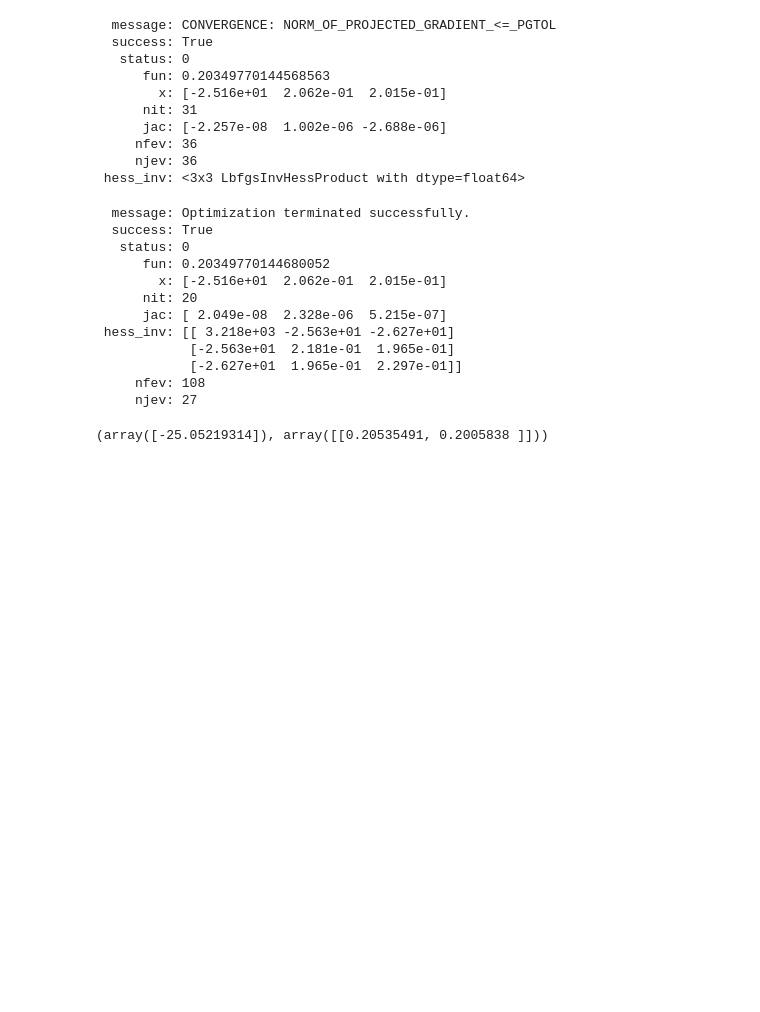
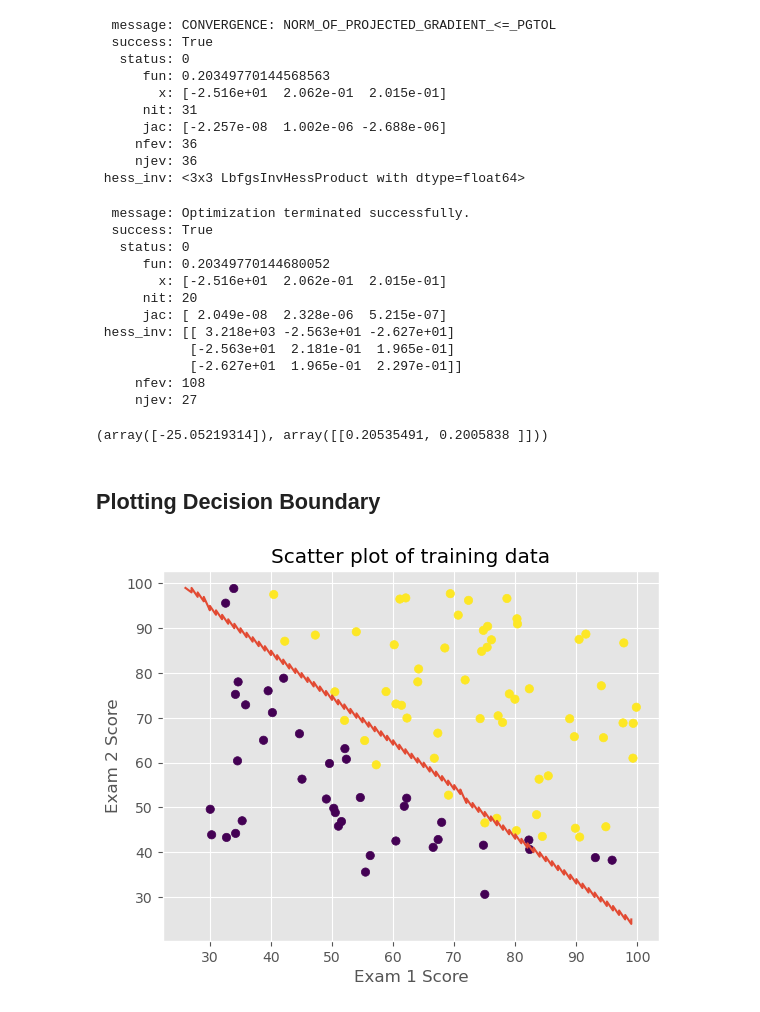
Before and after one commit to samisaf/Learning-AI, a Jupyter notebook: Coursera - Machine Learning/Logistic Regression.ipynb, the cells around one changed output. Drawn from its saved outputs; the diff is of its cells as text; code cells hidden in the pictures; blank space fills up the shorter version.

Commit message:
updates logistic regression

```diff
--- a/Coursera - Machine Learning/Logistic Regression.ipynb
+++ b/Coursera - Machine Learning/Logistic Regression.ipynb
@@ -206,3 +210,29 @@ logistic3(X1, y1)
 logistic4(X1, y1)
 # %% [output]
 (array([-25.05219314]), array([[0.20535491, 0.2005838 ]]))
+# %% [markdown]
+## Plotting Decision Boundary
+# %%
+def predictions(X, theta):
+    ones = np.ones((X.shape[0], 1))
+    X_padded = np.hstack((ones, X))
+    return sigmoid(X_padded @ np.array(theta))
+# %%
+fit = logistic2(X1, y1) #
+theta = fit.x # Extract parameters from optimizer result
+n = np.array([[1, 2]])
+preds = []
+# Iterate over a 100x100 grid
+for i in range(100):
+    for j in range(100):
+        p = predictions(np.array([[i, j]]), theta)
+        if p > 0.49 and p < 0.59: preds.append((i, j))
+
+# Create lists of x and y coordinates from stored predictions
+x = [point[0] for point in preds]
+y = [point[1] for point in preds]
+
+plt.plot(x, y) # Plotting Boundary
+plotData(data1) # Plotting Data
+# %% [output]
+[figure, added]
```
Also changed, not shown: parts of 3 cells of this notebook, 1 other file.
